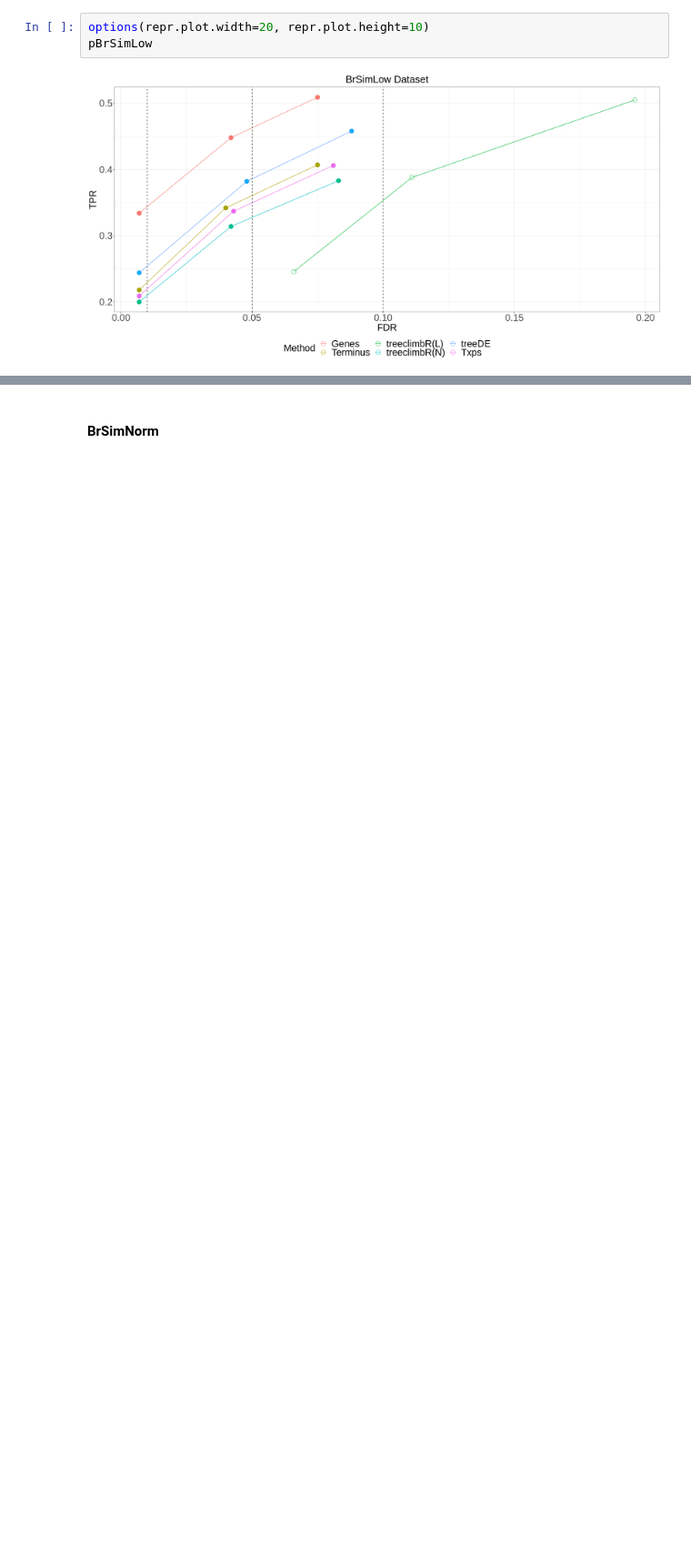
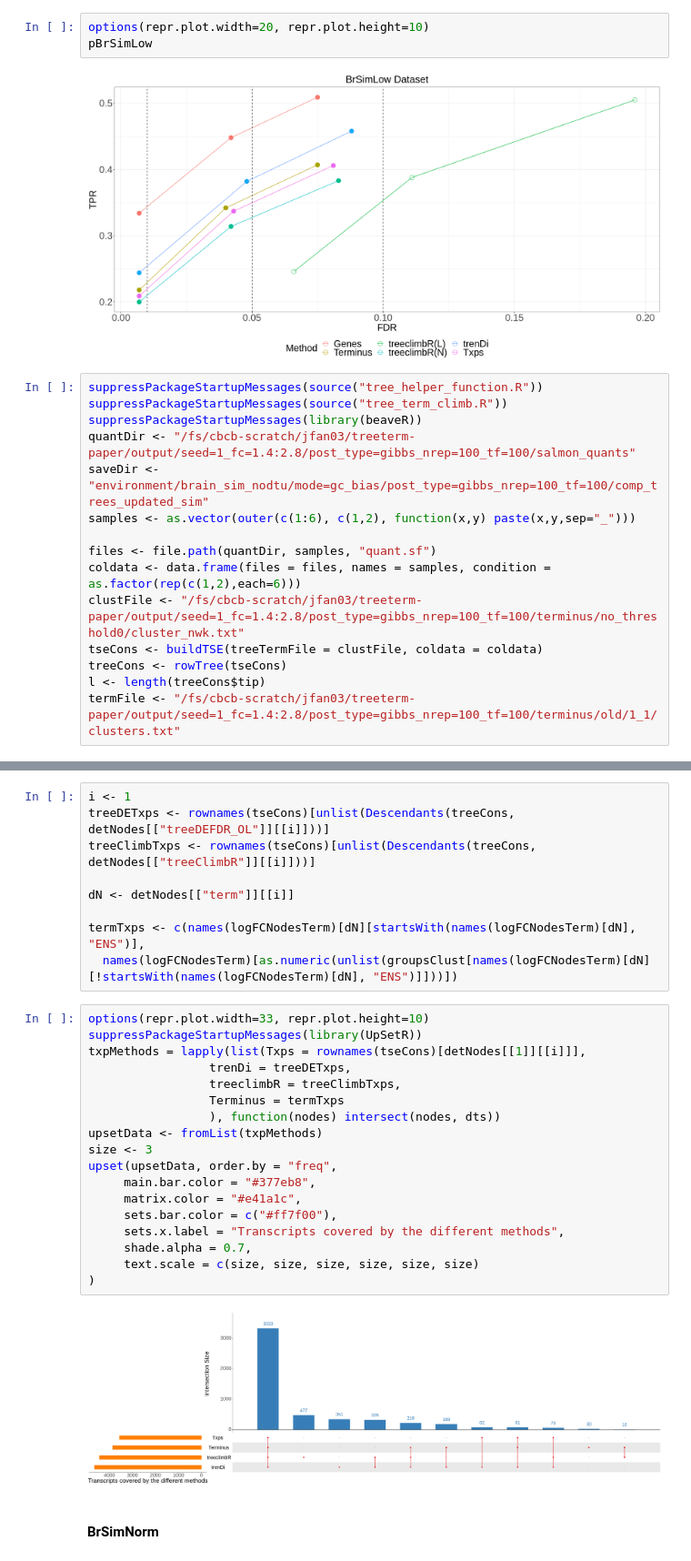
Before and after one commit to NPSDC/treeTerminusScripts, a Jupyter notebook: treeDE_Paper_Images/brain_sim_nodtu_lowfc/Figures.ipynb, the cells around one changed output, grey strips where cells are left out. Shown: that part at 91% size. Saved outputs shown, nothing was run; the diff lists cells and outputs as text; blank space fills up the shorter version.

```diff
--- a/treeDE_Paper_Images/brain_sim_nodtu_lowfc/Figures.ipynb
+++ b/treeDE_Paper_Images/brain_sim_nodtu_lowfc/Figures.ipynb
@@ -99,3 +90,18 @@ options(repr.plot.width=20, repr.plot.height=10)
 pBrSimLow
 # %% [output]
 [figure]
+# %%
+suppressPackageStartupMessages(source("tree_helper_function.R"))
+suppressPackageStartupMessages(source("tree_term_climb.R"))
+suppressPackageStartupMessages(library(beaveR))
+quantDir <- "/fs/cbcb-scratch/jfan03/treeterm-paper/output/seed=1_fc=1.4:2.8/post_type=gibbs_nrep=100_tf=100/salmon_quants"
+saveDir <- "environment/brain_sim_nodtu/mode=gc_bias/post_type=gibbs_nrep=100_tf=100/comp_trees_updated_sim"
+samples <- as.vector(outer(c(1:6), c(1,2), function(x,y) paste(x,y,sep="_")))
+
+files <- file.path(quantDir, samples, "quant.sf")
+coldata <- data.frame(files = files, names = samples, condition = as.factor(rep(c(1,2),each=6)))
+clustFile <- "/fs/cbcb-scratch/jfan03/treeterm-paper/output/seed=1_fc=1.4:2.8/post_type=gibbs_nrep=100_tf=100/terminus/no_threshold0/cluster_nwk.txt"
+tseCons <- buildTSE(treeTermFile = clustFile, coldata = coldata)
+treeCons <- rowTree(tseCons)
+l <- length(treeCons$tip)
+termFile <- "/fs/cbcb-scratch/jfan03/treeterm-paper/output/seed=1_fc=1.4:2.8/post_type=gibbs_nrep=100_tf=100/terminus/old/1_1/clusters.txt"
@@ -102,3 +154,32 @@ pBrSimLow
+# %%
+i <- 1
+treeDETxps <- rownames(tseCons)[unlist(Descendants(treeCons, detNodes[["treeDEFDR_OL"]][[i]]))]
+treeClimbTxps <- rownames(tseCons)[unlist(Descendants(treeCons, detNodes[["treeClimbR"]][[i]]))]
+
+dN <- detNodes[["term"]][[i]]
+
+termTxps <- c(names(logFCNodesTerm)[dN][startsWith(names(logFCNodesTerm)[dN], "ENS")],
+  names(logFCNodesTerm)[as.numeric(unlist(groupsClust[names(logFCNodesTerm)[dN][!startsWith(names(logFCNodesTerm)[dN], "ENS")]]))])
+# %%
+options(repr.plot.width=33, repr.plot.height=10)
+suppressPackageStartupMessages(library(UpSetR))
+txpMethods = lapply(list(Txps = rownames(tseCons)[detNodes[[1]][[i]]],
+                 trenDi = treeDETxps,
+                 treeclimbR = treeClimbTxps,
+                 Terminus = termTxps
+                 ), function(nodes) intersect(nodes, dts))
+upsetData <- fromList(txpMethods)
+size <- 3
+upset(upsetData, order.by = "freq",
+     main.bar.color = "#377eb8",
+     matrix.color = "#e41a1c",
+     sets.bar.color = c("#ff7f00"),
+     sets.x.label = "Transcripts covered by the different methods",
+     shade.alpha = 0.7,
+     text.scale = c(size, size, size, size, size, size)
+)
+# %% [output]
+[figure, added]
 # %% [markdown]
 #### BrSimNorm
 # %%
```
Also changed, not shown: parts of 15 cells of this notebook, 7 other files.
